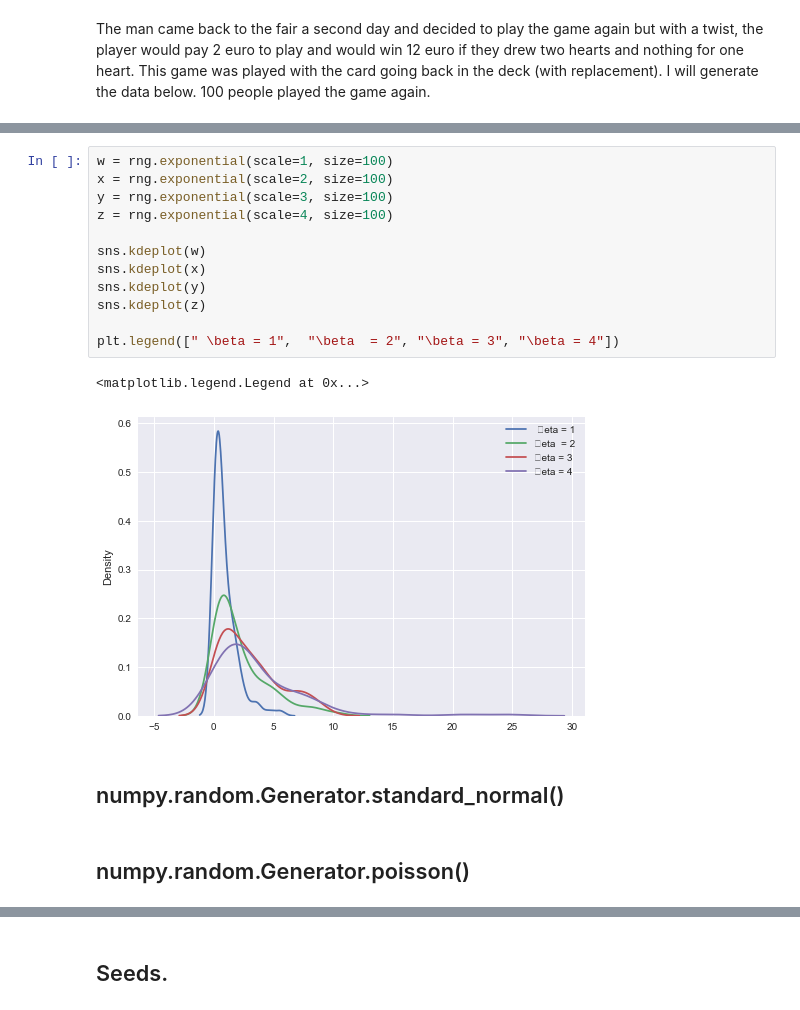
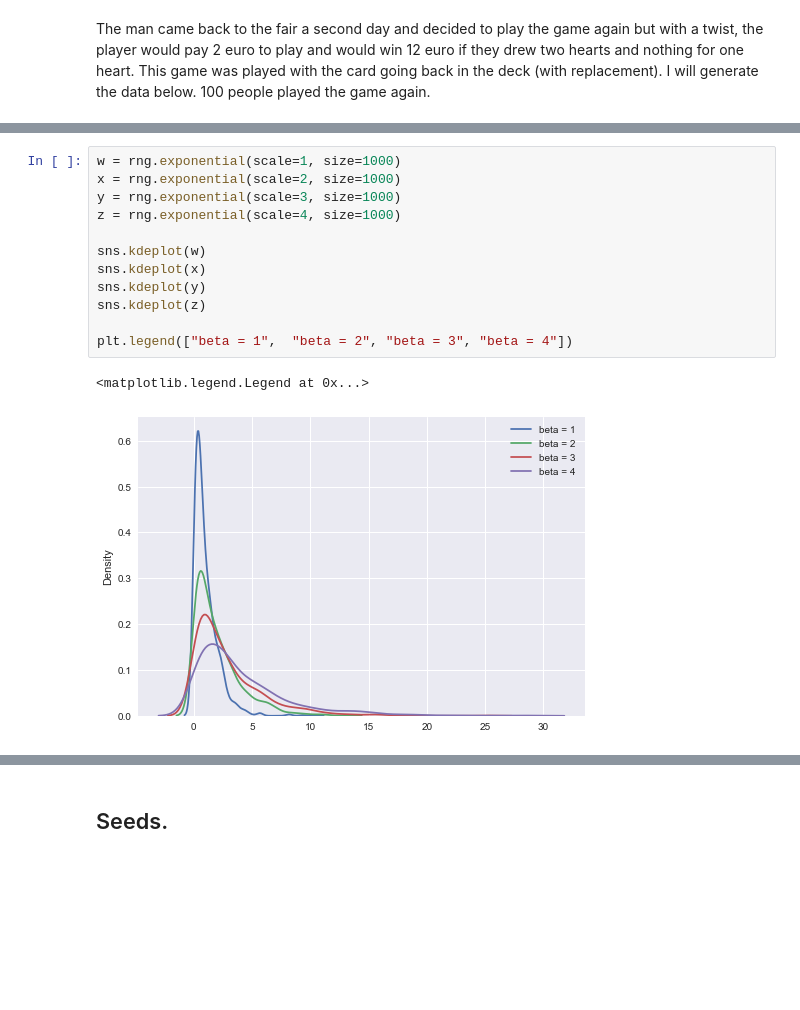
Before and after one commit to fionnmccarthy/ProgDA_Assignment, a Jupyter notebook: numpy-random.ipynb, the cells around one changed output, grey strips where cells are left out. Drawn from its saved outputs; the diff is of its cells as text; blank space fills up the shorter version.

```diff
--- a/numpy-random.ipynb
+++ b/numpy-random.ipynb
@@ -620,19 +624,15 @@ plt.hist(dice_rolls, bins=6)
 # %%
-w = rng.exponential(scale=1, size=100)
-x = rng.exponential(scale=2, size=100)
-y = rng.exponential(scale=3, size=100)
-z = rng.exponential(scale=4, size=100)
+w = rng.exponential(scale=1, size=1000)
+x = rng.exponential(scale=2, size=1000)
+y = rng.exponential(scale=3, size=1000)
+z = rng.exponential(scale=4, size=1000)
 
 sns.kdeplot(w)
 sns.kdeplot(x)
 sns.kdeplot(y)
 sns.kdeplot(z)
 
-plt.legend([" \beta = 1",  "\beta  = 2", "\beta = 3", "\beta = 4"])
+plt.legend(["beta = 1",  "beta = 2", "beta = 3", "beta = 4"])
 # %% [output]
 <matplotlib.legend.Legend at 0x...>
-[figure, old version]
+[figure, new version]
-# %% [markdown]
-## numpy.random.Generator.standard_normal()
-# %% [markdown]
-## numpy.random.Generator.poisson()
```
Also changed, not shown: parts of 60 cells of this notebook.
